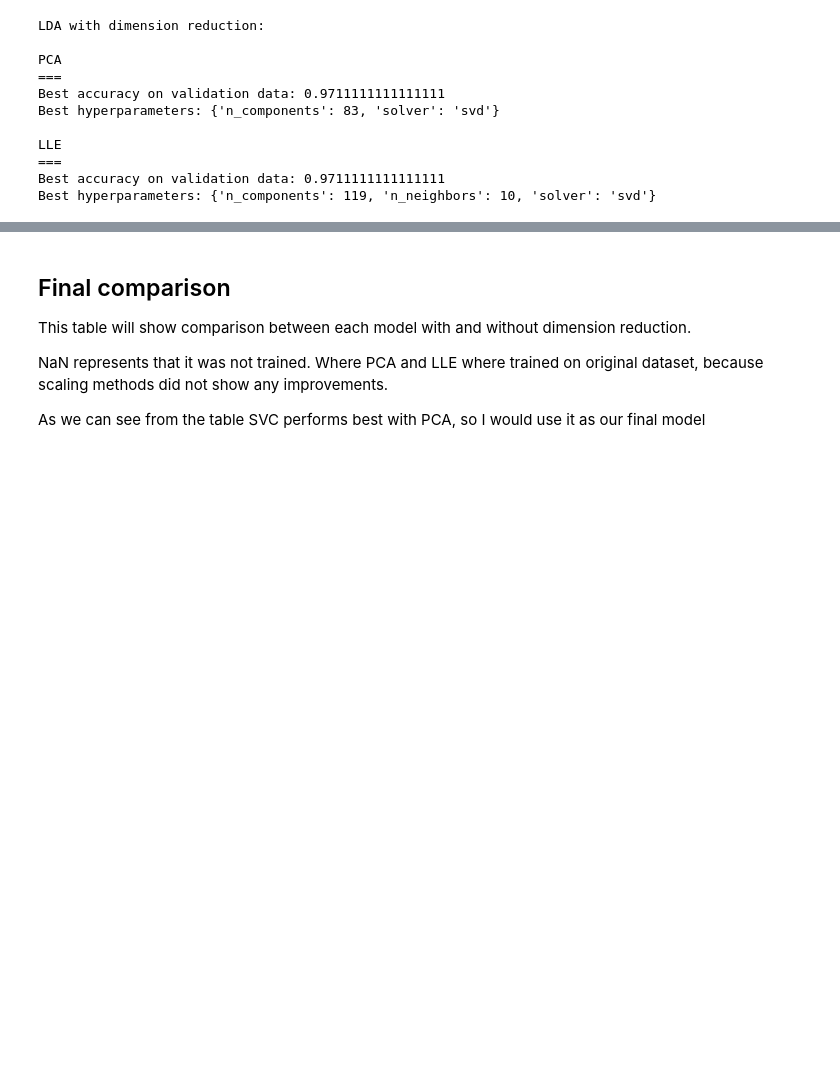
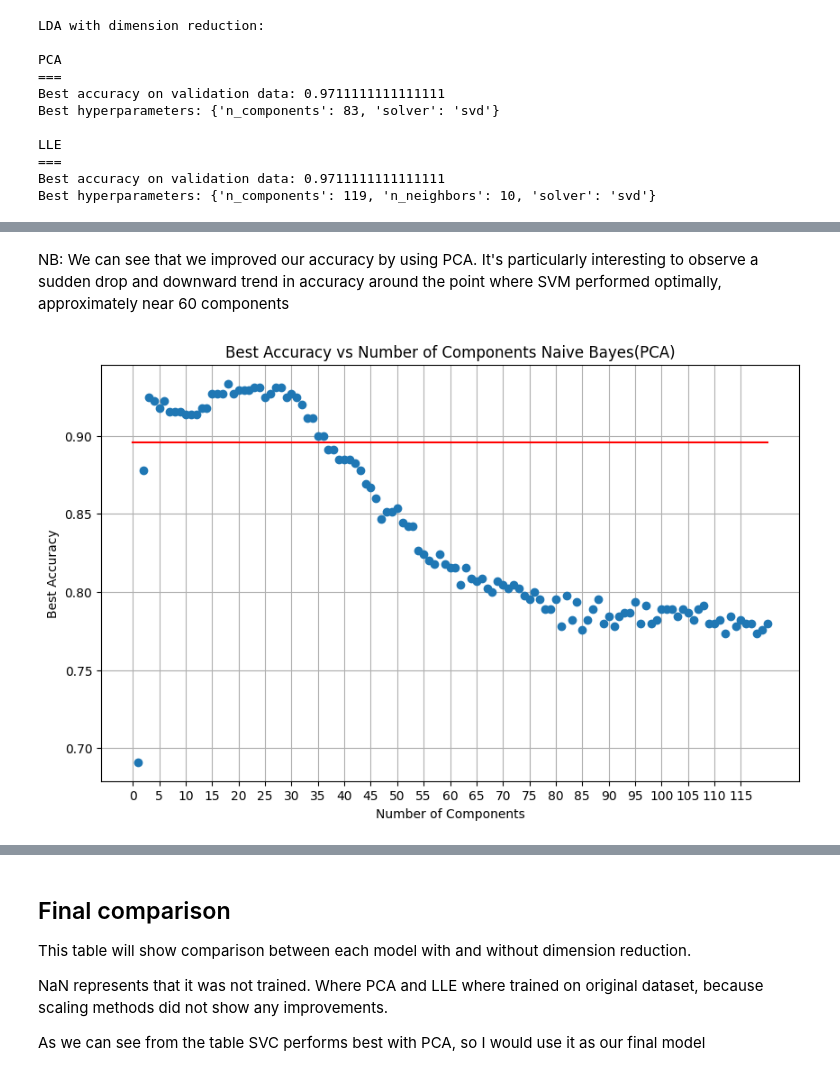
Before and after one commit to xsenyaaax/bi-ml2-2024, a Jupyter notebook: HW01/homework_01_B232.ipynb, the cells around one changed output, grey strips where cells are left out. Cells and saved outputs as stored; diff of their text form; code cells hidden in the pictures; blank space fills up the shorter version.

```diff
--- a/HW01/homework_01_B232.ipynb
+++ b/HW01/homework_01_B232.ipynb
@@ -766,0 +784,14 @@ Best hyperparameters: {'n_components': 119, 'n_neighbors': 10, 'solver': 'svd'}
+# %% [markdown]
+NB: We can see that we improved our accuracy by using PCA. It's particularly interesting to observe a sudden drop and downward trend in accuracy around the point where SVM performed optimally, approximately near 60 components
+# %%
+plt.figure(figsize=(10, 6))
+plt.plot(components_nb, accuracies_nb, marker='o', linestyle='', label='Naive Bayes')
+plt.title('Best Accuracy vs Number of Components Naive Bayes(PCA)')
+plt.xlabel('Number of Components')
+plt.ylabel('Best Accuracy')
+plt.grid(True)
+plt.xticks(range(0, 120, 5))
+plt.plot([0, 120], [best_accuracy_nb_original, best_accuracy_nb_original],'red')
+plt.show()
+# %% [output]
+[figure, added]
```
Also changed, not shown: parts of 9 cells of this notebook.
